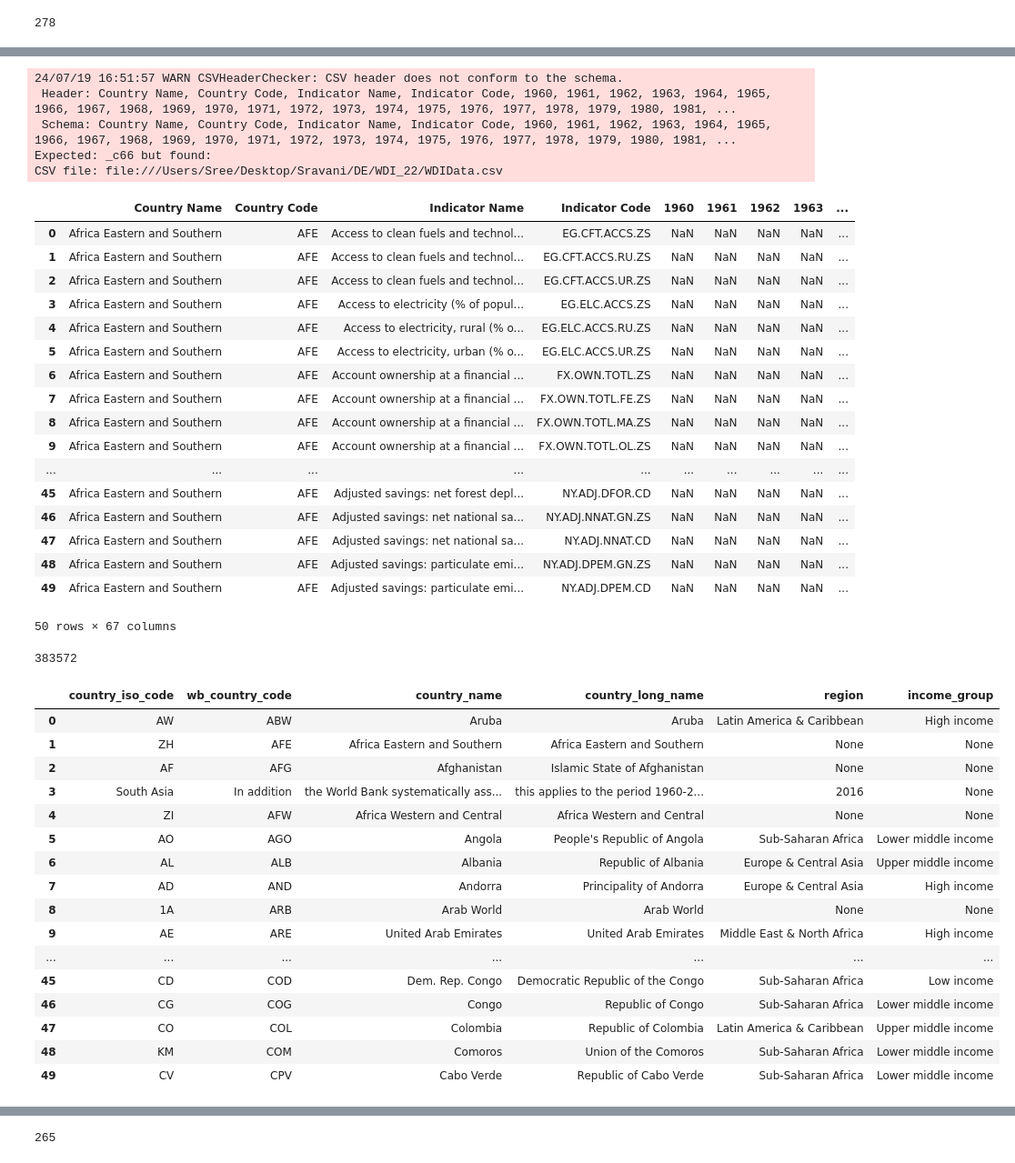
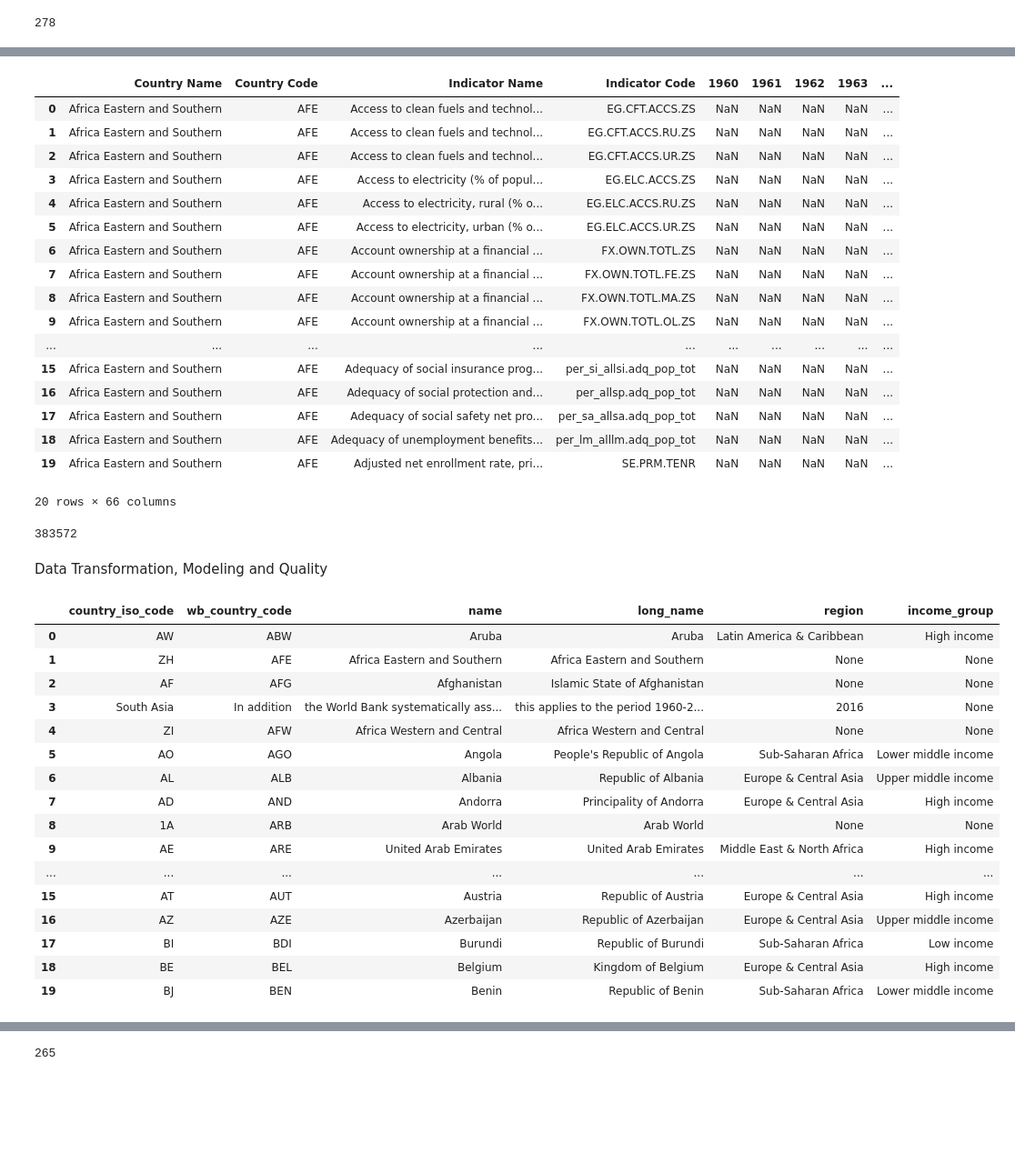
Before and after one commit to sravanigodavarthi/WDI-PySpark-ETL, a Jupyter notebook: ETL_WDI.ipynb, the cells around one changed output, grey strips where cells are left out. Shown: that part at 91% size. Drawn from its saved outputs; the diff is of its cells as text; code cells hidden in the pictures; blank space fills up the shorter version.

```diff
--- a/ETL_WDI.ipynb
+++ b/ETL_WDI.ipynb
@@ -5,7 +7,7 @@ from pyspark.sql.types import DecimalType
 import pandas as pd
 # %%
 #Helper for pretty formatting for Spark DataFrames
-def showDF(df, limitRows = 50, truncate = True):
+def showDF(df, limitRows = 20, truncate = True):
     if(truncate):
         pd.set_option('display.max_colwidth',50)
         pd.reset_option('display.max_colwidth')
@@ -95,27 +189,23 @@ df_data = spark.read.format("csv") \
 # %%
-showDF(df_data, truncate = "True")
+# Use the helper function to display the DataFrame with all columns
+showDF(df_indicators)
 # %% [output]
+|  | Country Name | Country Code | Indicator Name | Indicator Code | 1960 | 1961 | 1962 | 1963 | ... |
+| 0 | Africa Eastern and Southern | AFE | Access to clean fuels and technol... | EG.CFT.ACCS.ZS | NaN | NaN | NaN | NaN | ... |
+| 1 | Africa Eastern and Southern | AFE | Access to clean fuels and technol... | EG.CFT.ACCS.RU.ZS | NaN | NaN | NaN | NaN | ... |
+| 2 | Africa Eastern and Southern | AFE | Access to clean fuels and technol... | EG.CFT.ACCS.UR.ZS | NaN | NaN | NaN | NaN | ... |
+| 3 | Africa Eastern and Southern | AFE | Access to electricity (% of popul... | EG.ELC.ACCS.ZS | NaN | NaN | NaN | NaN | ... |
+| 4 | Africa Eastern and Southern | AFE | Access to electricity, rural (% o... | EG.ELC.ACCS.RU.ZS | NaN | NaN | NaN | NaN | ... |
+| 5 | Africa Eastern and Southern | AFE | Access to electricity, urban (% o... | EG.ELC.ACCS.UR.ZS | NaN | NaN | NaN | NaN | ... |
+| 6 | Africa Eastern and Southern | AFE | Account ownership at a financial ... | FX.OWN.TOTL.ZS | NaN | NaN | NaN | NaN | ... |
+| 7 | Africa Eastern and Southern | AFE | Account ownership at a financial ... | FX.OWN.TOTL.FE.ZS | NaN | NaN | NaN | NaN | ... |
+| 8 | Africa Eastern and Southern | AFE | Account ownership at a financial ... | FX.OWN.TOTL.MA.ZS | NaN | NaN | NaN | NaN | ... |
+| 9 | Africa Eastern and Southern | AFE | Account ownership at a financial ... | FX.OWN.TOTL.OL.ZS | NaN | NaN | NaN | NaN | ... |
+| ... | ... | ... | ... | ... | ... | ... | ... | ... | ... |
+| 15 | Africa Eastern and Southern | AFE | Adequacy of social insurance prog... | per_si_allsi.adq_pop_tot | NaN | NaN | NaN | NaN | ... |
+| 16 | Africa Eastern and Southern | AFE | Adequacy of social protection and... | per_allsp.adq_pop_tot | NaN | NaN | NaN | NaN | ... |
+| 17 | Africa Eastern and Southern | AFE | Adequacy of social safety net pro... | per_sa_allsa.adq_pop_tot | NaN | NaN | NaN | NaN | ... |
+| 18 | Africa Eastern and Southern | AFE | Adequacy of unemployment benefits... | per_lm_alllm.adq_pop_tot | NaN | NaN | NaN | NaN | ... |
+| 19 | Africa Eastern and Southern | AFE | Adjusted net enrollment rate, pri... | SE.PRM.TENR | NaN | NaN | NaN | NaN | ... |
-24/07/19 16:51:57 WARN CSVHeaderChecker: CSV header does not conform to the schema.
- Header: Country Name, Country Code, Indicator Name, Indicator Code, 1960, 1961, 1962, 1963, 1964, 1965, 1966, 1967, 1968, 1969, 1970, 1971, 1972, 1973, 1974, 1975, 1976, 1977, 1978, 1979, 1980, 1981, ...
- Schema: Country Name, Country Code, Indicator Name, Indicator Code, 1960, 1961, 1962, 1963, 1964, 1965, 1966, 1967, 1968, 1969, 1970, 1971, 1972, 1973, 1974, 1975, 1976, 1977, 1978, 1979, 1980, 1981, ...
-Expected: _c66 but found:
-CSV file: file:///Users/Sree/Desktop/Sravani/DE/WDI_22/WDIData.csv
+20 rows × 66 columns
-|  | Country Name | Country Code | Indicator Name | Indicator Code | 1960 | 1961 | 1962 | 1963 | ... |
-| 0 | Africa Eastern and Southern | AFE | Access to clean fuels and technol... | EG.CFT.ACCS.ZS | NaN | NaN | NaN | NaN | ... |
-| 1 | Africa Eastern and Southern | AFE | Access to clean fuels and technol... | EG.CFT.ACCS.RU.ZS | NaN | NaN | NaN | NaN | ... |
-| 2 | Africa Eastern and Southern | AFE | Access to clean fuels and technol... | EG.CFT.ACCS.UR.ZS | NaN | NaN | NaN | NaN | ... |
-| 3 | Africa Eastern and Southern | AFE | Access to electricity (% of popul... | EG.ELC.ACCS.ZS | NaN | NaN | NaN | NaN | ... |
-| 4 | Africa Eastern and Southern | AFE | Access to electricity, rural (% o... | EG.ELC.ACCS.RU.ZS | NaN | NaN | NaN | NaN | ... |
-| 5 | Africa Eastern and Southern | AFE | Access to electricity, urban (% o... | EG.ELC.ACCS.UR.ZS | NaN | NaN | NaN | NaN | ... |
-| 6 | Africa Eastern and Southern | AFE | Account ownership at a financial ... | FX.OWN.TOTL.ZS | NaN | NaN | NaN | NaN | ... |
-| 7 | Africa Eastern and Southern | AFE | Account ownership at a financial ... | FX.OWN.TOTL.FE.ZS | NaN | NaN | NaN | NaN | ... |
-| 8 | Africa Eastern and Southern | AFE | Account ownership at a financial ... | FX.OWN.TOTL.MA.ZS | NaN | NaN | NaN | NaN | ... |
-| 9 | Africa Eastern and Southern | AFE | Account ownership at a financial ... | FX.OWN.TOTL.OL.ZS | NaN | NaN | NaN | NaN | ... |
-| ... | ... | ... | ... | ... | ... | ... | ... | ... | ... |
-| 45 | Africa Eastern and Southern | AFE | Adjusted savings: net forest depl... | NY.ADJ.DFOR.CD | NaN | NaN | NaN | NaN | ... |
-| 46 | Africa Eastern and Southern | AFE | Adjusted savings: net national sa... | NY.ADJ.NNAT.GN.ZS | NaN | NaN | NaN | NaN | ... |
-| 47 | Africa Eastern and Southern | AFE | Adjusted savings: net national sa... | NY.ADJ.NNAT.CD | NaN | NaN | NaN | NaN | ... |
-| 48 | Africa Eastern and Southern | AFE | Adjusted savings: particulate emi... | NY.ADJ.DPEM.GN.ZS | NaN | NaN | NaN | NaN | ... |
-| 49 | Africa Eastern and Southern | AFE | Adjusted savings: particulate emi... | NY.ADJ.DPEM.CD | NaN | NaN | NaN | NaN | ... |
-50 rows × 67 columns
 # %%
@@ -129,15 +216,19 @@ df_data.count()
+# %% [markdown]
+
+Data Transformation, Modeling and Quality
 # %%
+# Select and rename columns needed for our data model for data ingestion.
 countryDim = df_country \
              .select("2-alpha code", "Country Code", "Short Name", "Long Name", "Region", "Income Group") \
              .withColumnRenamed("2-alpha code", "country_iso_code") \
              .withColumnRenamed("Country Code", "wb_country_code") \
-             .withColumnRenamed("Short Name", "country_name") \
-             .withColumnRenamed("Long Name", "country_long_name") \
+             .withColumnRenamed("Short Name", "name") \
+             .withColumnRenamed("Long Name", "long_name") \
              .withColumnRenamed("Region", "region") \
              .withColumnRenamed("Income Group", "income_group")
 showDF(countryDim)
 # %% [output]
-|  | country_iso_code | wb_country_code | country_name | country_long_name | region | income_group |
+|  | country_iso_code | wb_country_code | name | long_name | region | income_group |
 | 0 | AW | ABW | Aruba | Aruba | Latin America & Caribbean | High income |
 | 1 | ZH | AFE | Africa Eastern and Southern | Africa Eastern and Southern | None | None |
 | 2 | AF | AFG | Afghanistan | Islamic State of Afghanistan | None | None |
@@ -149,9 +240,9 @@ showDF(countryDim)
 | 8 | 1A | ARB | Arab World | Arab World | None | None |
 | 9 | AE | ARE | United Arab Emirates | United Arab Emirates | Middle East & North Africa | High income |
 | ... | ... | ... | ... | ... | ... | ... |
-| 45 | CD | COD | Dem. Rep. Congo | Democratic Republic of the Congo | Sub-Saharan Africa | Low income |
-| 46 | CG | COG | Congo | Republic of Congo | Sub-Saharan Africa | Lower middle income |
-| 47 | CO | COL | Colombia | Republic of Colombia | Latin America & Caribbean | Upper middle income |
-| 48 | KM | COM | Comoros | Union of the Comoros | Sub-Saharan Africa | Lower middle income |
-| 49 | CV | CPV | Cabo Verde | Republic of Cabo Verde | Sub-Saharan Africa | Lower middle income |
+| 15 | AT | AUT | Austria | Republic of Austria | Europe & Central Asia | High income |
+| 16 | AZ | AZE | Azerbaijan | Republic of Azerbaijan | Europe & Central Asia | Upper middle income |
+| 17 | BI | BDI | Burundi | Republic of Burundi | Sub-Saharan Africa | Low income |
+| 18 | BE | BEL | Belgium | Kingdom of Belgium | Europe & Central Asia | High income |
+| 19 | BJ | BEN | Benin | Republic of Benin | Sub-Saharan Africa | Lower middle income |
 # %%
```
Also changed, not shown: parts of 74 cells of this notebook, 20 other files.
